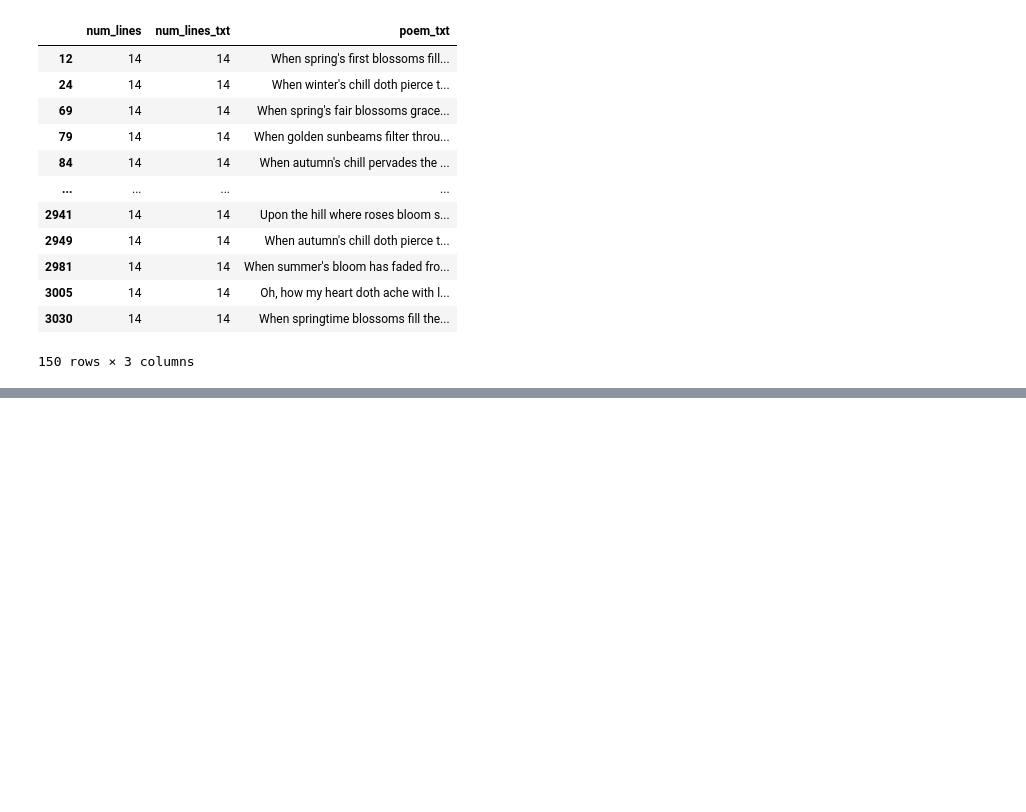
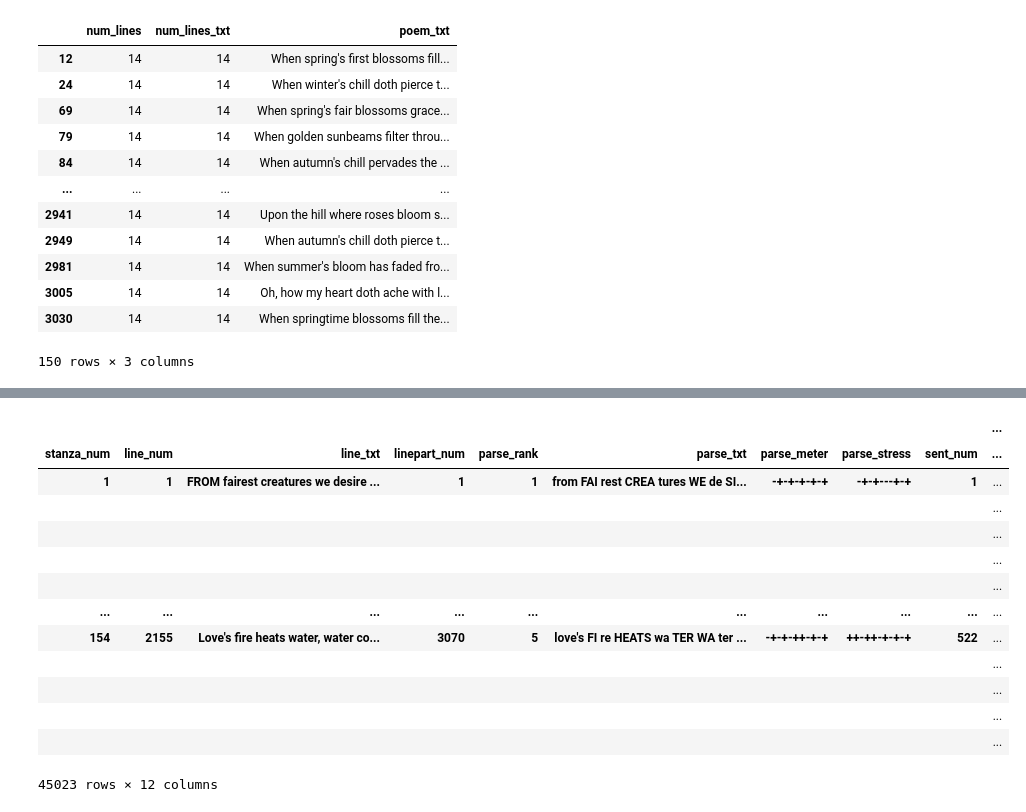
Before and after one commit to quadrismegistus/llmdh, a Jupyter notebook: notebooks/dev_newstats.ipynb, the cells around one changed output, grey strips where cells are left out. Saved outputs shown, nothing was run; the diff lists cells and outputs as text; code cells hidden in the pictures; blank space fills up the shorter version.

```diff
--- a/notebooks/dev_newstats.ipynb
+++ b/notebooks/dev_newstats.ipynb
@@ -72,0 +93,19 @@ parses = shaksonnets.parse(meter=meter)
+# %%
+# stats by syll
+stats_by_syll = parses.stats(by='syll')
+stats_by_syll
+# %% [output]
+|  |  |  |  |  |  |  |  |  | ... |
+| stanza_num | line_num | line_txt | linepart_num | parse_rank | parse_txt | parse_meter | parse_stress | sent_num | ... |
+| 1 | 1 | FROM fairest creatures we desire ... | 1 | 1 | from FAI rest CREA tures WE de SI... | -+-+-+-+-+ | -+-+---+-+ | 1 | ... |
+|  |  |  |  |  |  |  |  |  | ... |
+|  |  |  |  |  |  |  |  |  | ... |
+|  |  |  |  |  |  |  |  |  | ... |
+|  |  |  |  |  |  |  |  |  | ... |
+| ... | ... | ... | ... | ... | ... | ... | ... | ... | ... |
+| 154 | 2155 | Love's fire heats water, water co... | 3070 | 5 | love's FI re HEATS wa TER WA ter ... | -+-+-++-+-+ | ++-++-+-+-+ | 522 | ... |
+|  |  |  |  |  |  |  |  |  | ... |
+|  |  |  |  |  |  |  |  |  | ... |
+|  |  |  |  |  |  |  |  |  | ... |
+|  |  |  |  |  |  |  |  |  | ... |
+45023 rows × 12 columns
```
Also changed, not shown: parts of 6 cells of this notebook, 3 other files.
